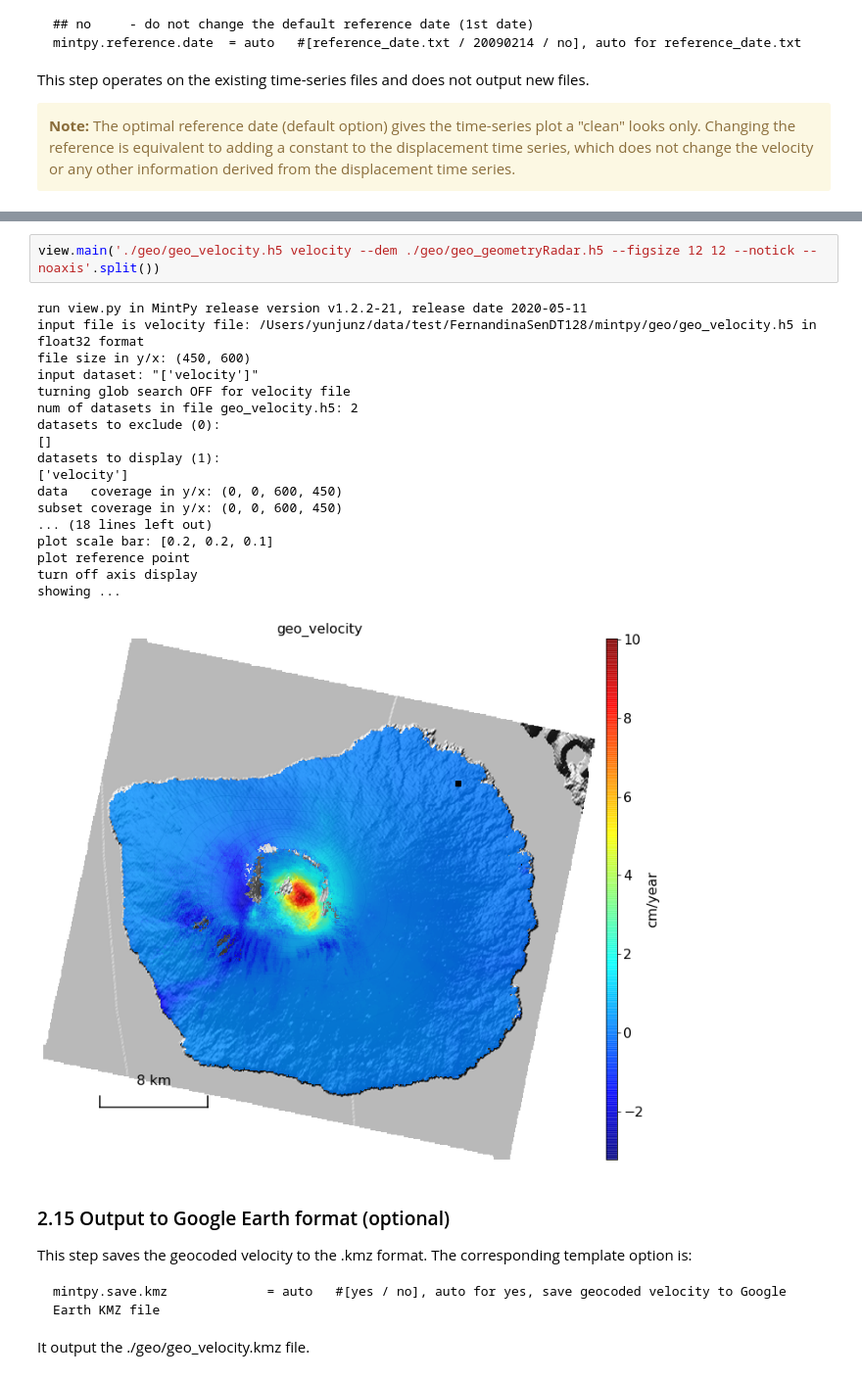
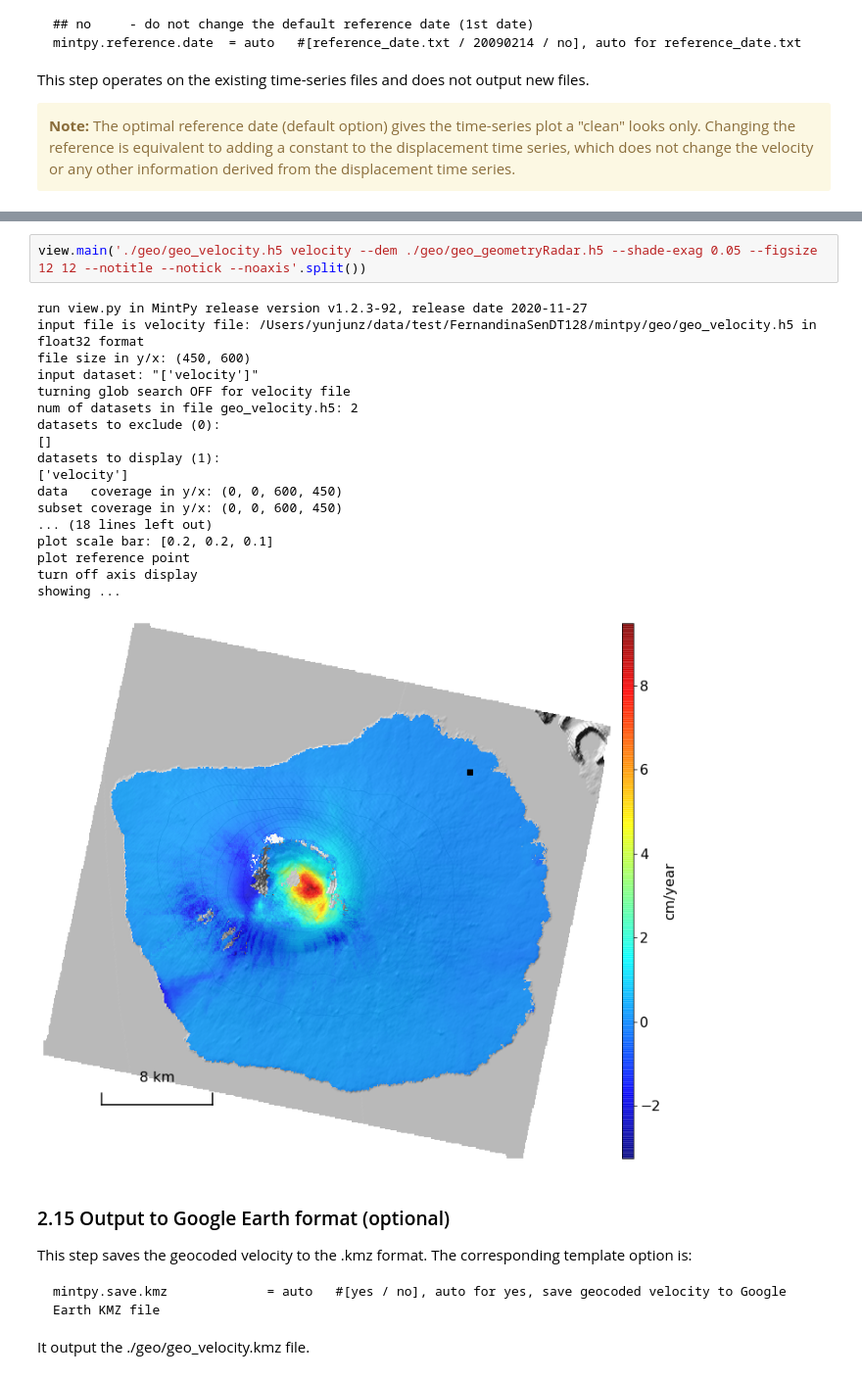
Before and after one commit to insarlab/MintPy-tutorial, a Jupyter notebook: smallbaselineApp.ipynb, the cells around one changed output, grey strips where cells are left out. Shown at 98% size. Cells and saved outputs as stored; diff of their text form.

```diff
--- a/smallbaselineApp.ipynb
+++ b/smallbaselineApp.ipynb
@@ -1121,24 +1123,24 @@ total 226888
 # %%
-view.main('./geo/geo_velocity.h5 velocity --dem ./geo/geo_geometryRadar.h5 --figsize 12 12 --notick --noaxis'.split())
+view.main('./geo/geo_velocity.h5 velocity --dem ./geo/geo_geometryRadar.h5 --shade-exag 0.05 --figsize 12 12 --notitle --notick --noaxis'.split())
 # %% [output]
-run view.py in MintPy release version v1.2.2-21, release date 2020-05-11
+run view.py in MintPy release version v1.2.3-92, release date 2020-11-27
 input file is velocity file: /Users/yunjunz/data/test/FernandinaSenDT128/mintpy/geo/geo_velocity.h5 in float32 format
 file size in y/x: (450, 600)
 input dataset: "['velocity']"
 turning glob search OFF for velocity file
 num of datasets in file geo_velocity.h5: 2
 datasets to exclude (0):
 []
 datasets to display (1):
 ['velocity']
 data   coverage in y/x: (0, 0, 600, 450)
 subset coverage in y/x: (0, 0, 600, 450)
 ... (18 lines left out)
 plot scale bar: [0.2, 0.2, 0.1]
 plot reference point
 turn off axis display
 showing ...
-[figure, old version]
+[figure, new version]
 # %% [markdown]
 ### 2.15 Output to Google Earth format (optional)
 
```
Also changed, not shown: parts of 54 cells of this notebook.
